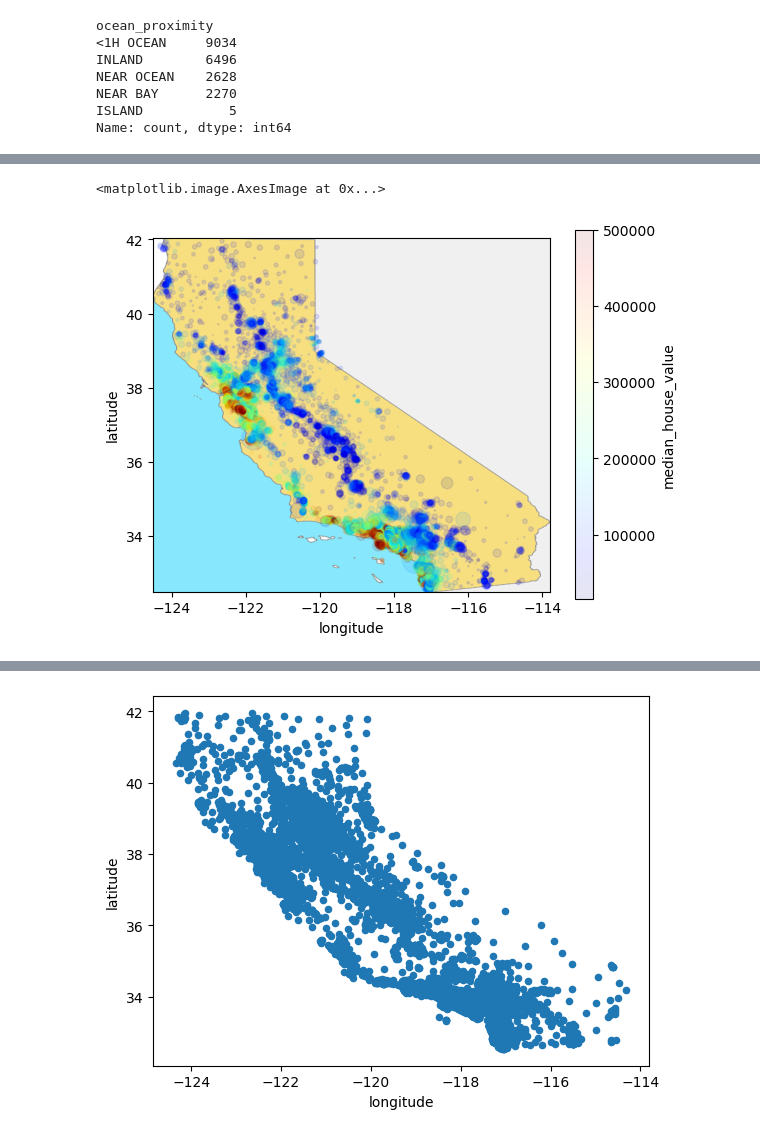
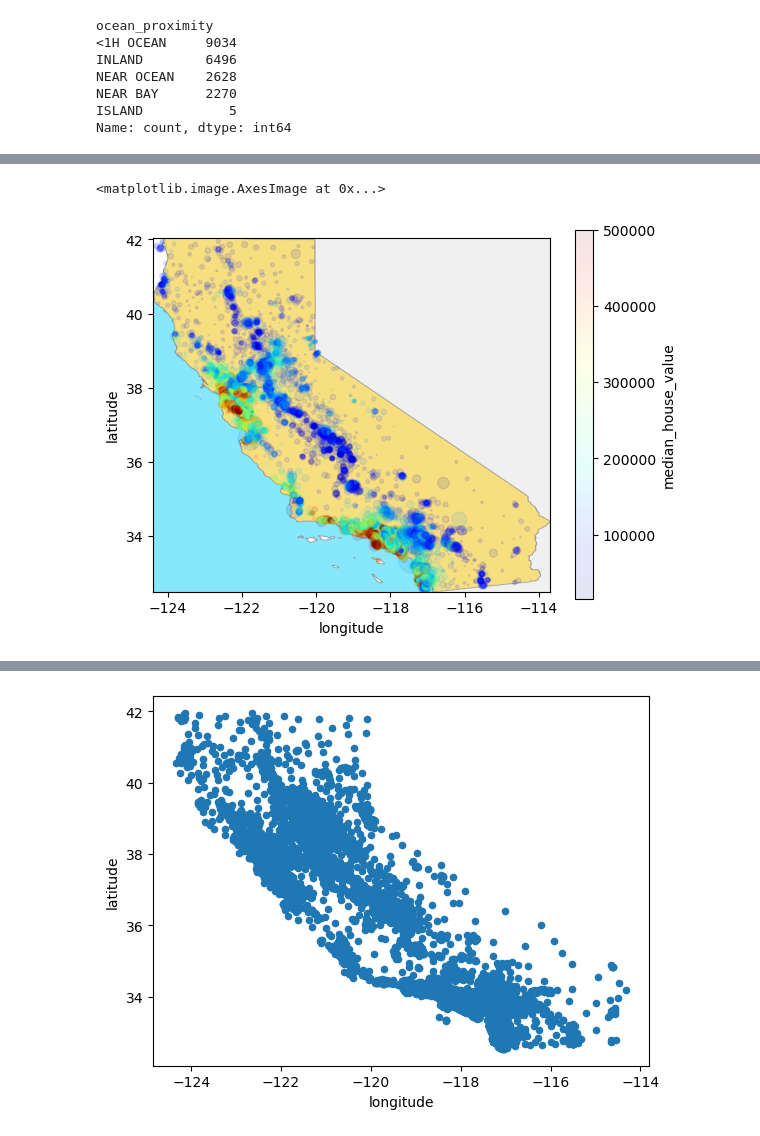
Before and after one commit to johannesmakgetha/California-Housing-Price, a Jupyter notebook: california_housing_prices.ipynb, the cells around one changed output, grey strips where cells are left out. Saved outputs shown, nothing was run; the diff lists cells and outputs as text; code cells hidden in the pictures.

```diff
--- a/california_housing_prices.ipynb
+++ b/california_housing_prices.ipynb
@@ -107,11 +106,11 @@ plt.show()
 # %%
-calif = plt.imread('./images.png')
+calif = plt.imread('./image/images.png')
 
 housing_df.plot(kind='scatter',x ='longitude',y='latitude',alpha = 0.1,
                s=housing_df['population']/100,
                 c='median_house_value',cmap =plt.get_cmap('jet') )
 
-plt.imshow(calif, extent=[-124.5,-113.8,32.5,42.05],alpha=0.5,cmap=plt.get_cmap('jet'))
+plt.imshow(calif, extent=[-124.4,-113.7,32.5,42.05],alpha=0.5,cmap=plt.get_cmap('jet'))
 # %% [output]
 <matplotlib.image.AxesImage at 0x...>
-[figure, old version]
+[figure, new version]
```
Also changed, not shown: parts of 11 cells of this notebook.
